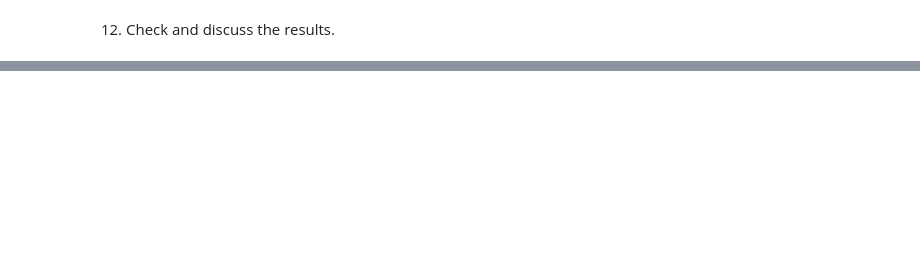
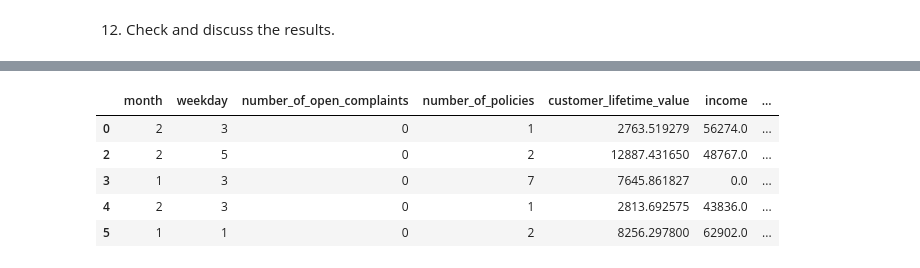
Before and after one commit to audedef/lab-week4-clean-knn-tests, a Jupyter notebook: Lab_week4_answer.ipynb, the cells around one changed output, grey strips where cells are left out. Cells and saved outputs as stored; diff of their text form; code cells hidden in the pictures; blank space fills up the shorter version.

```diff
--- a/Lab_week4_answer.ipynb
+++ b/Lab_week4_answer.ipynb
@@ -1416,0 +1456,10 @@ The R2 of the k-nn model with 19 neighbours on the TEST set was: 0.50
+# %%
+df_numericals = df2.select_dtypes(np.number)
+df_numericals.head()
+# %% [output]
+|  | month | weekday | number_of_open_complaints | number_of_policies | customer_lifetime_value | income | ... |
+| 0 | 2 | 3 | 0 | 1 | 2763.519279 | 56274.0 | ... |
+| 2 | 2 | 5 | 0 | 2 | 12887.431650 | 48767.0 | ... |
+| 3 | 1 | 3 | 0 | 7 | 7645.861827 | 0.0 | ... |
+| 4 | 2 | 3 | 0 | 1 | 2813.692575 | 43836.0 | ... |
+| 5 | 1 | 1 | 0 | 2 | 8256.297800 | 62902.0 | ... |
```
Also changed, not shown: parts of 19 cells of this notebook.
